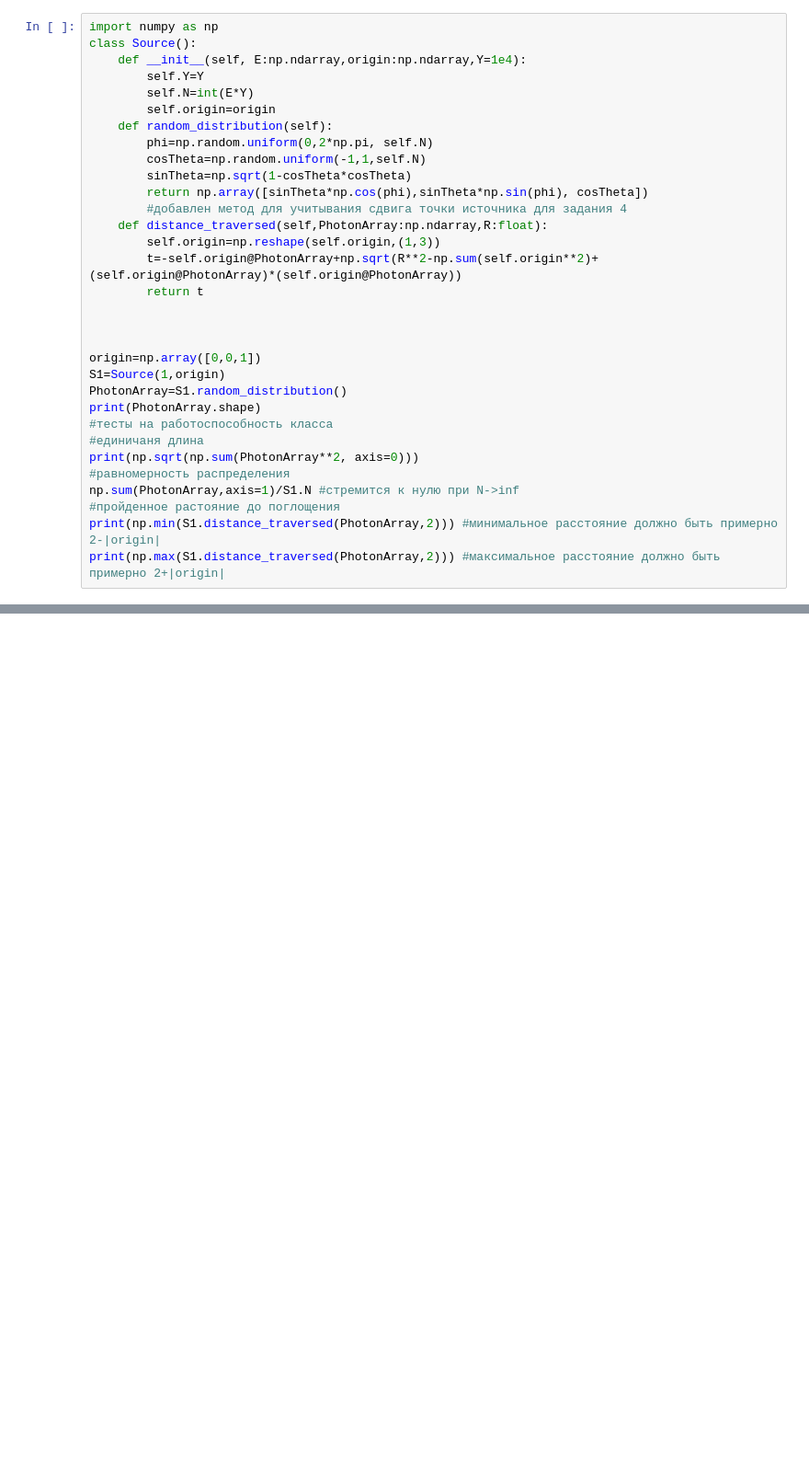
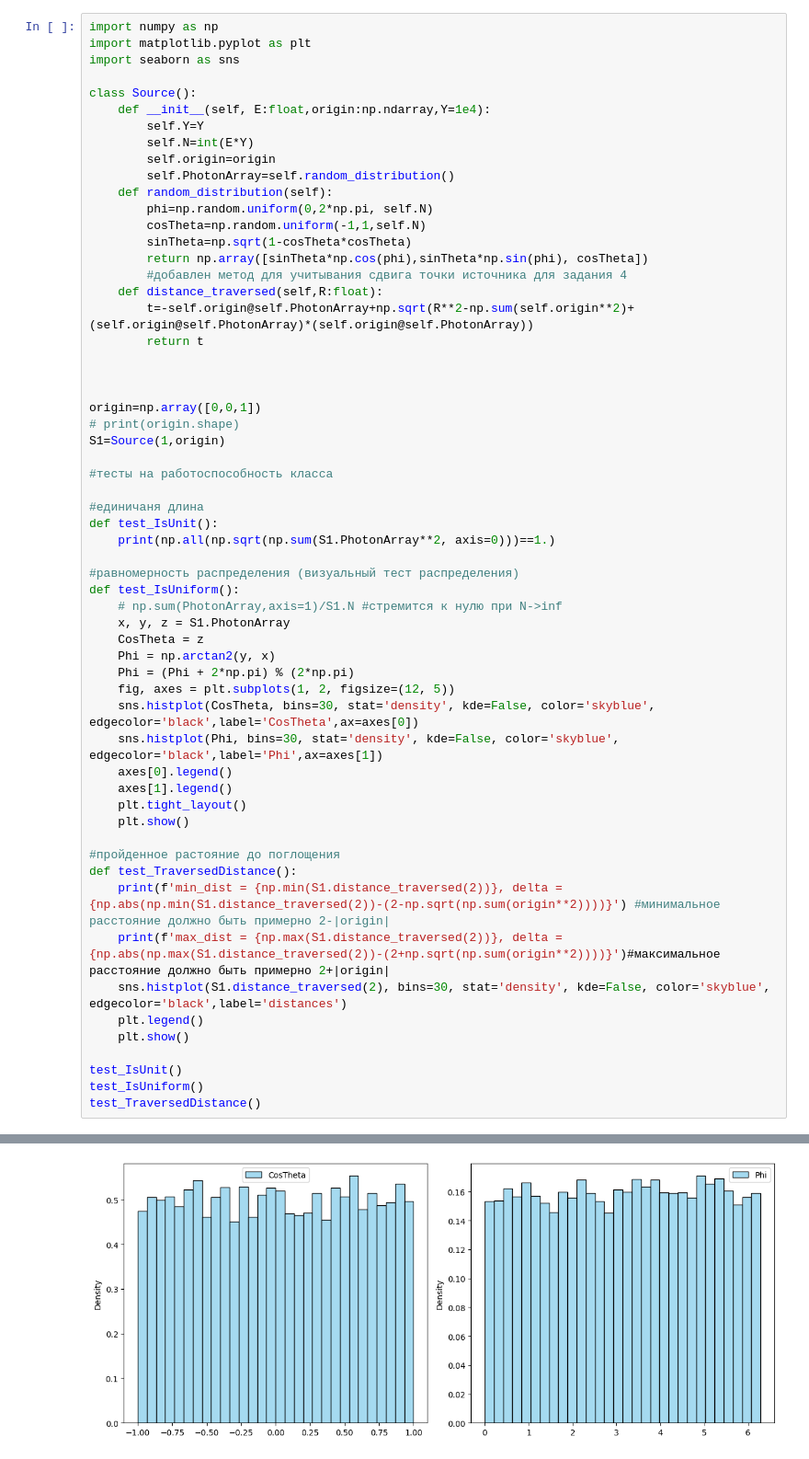
Before and after one commit to vanyaovchinnikov100-lab/A1, a Jupyter notebook: Task2.ipynb, the cells around one changed output, grey strips where cells are left out. Shown at 92% size. Saved outputs shown, nothing was run; the diff lists cells and outputs as text; blank space fills up the shorter version.

```diff
--- a/Task2.ipynb
+++ b/Task2.ipynb
@@ -1,33 +1,60 @@
 # %%
 import numpy as np
+import matplotlib.pyplot as plt
+import seaborn as sns
+
 class Source():
-    def __init__(self, E:np.ndarray,origin:np.ndarray,Y=1e4):
+    def __init__(self, E:float,origin:np.ndarray,Y=1e4):
         self.Y=Y
         self.N=int(E*Y)
         self.origin=origin
+        self.PhotonArray=self.random_distribution()
     def random_distribution(self):
         phi=np.random.uniform(0,2*np.pi, self.N)
         cosTheta=np.random.uniform(-1,1,self.N)
         sinTheta=np.sqrt(1-cosTheta*cosTheta)
         return np.array([sinTheta*np.cos(phi),sinTheta*np.sin(phi), cosTheta])
         #добавлен метод для учитывания сдвига точки источника для задания 4
-    def distance_traversed(self,PhotonArray:np.ndarray,R:float):
-        self.origin=np.reshape(self.origin,(1,3))
-        t=-self.origin@PhotonArray+np.sqrt(R**2-np.sum(self.origin**2)+(self.origin@PhotonArray)*(self.origin@PhotonArray))
+    def distance_traversed(self,R:float):
+        t=-self.origin@self.PhotonArray+np.sqrt(R**2-np.sum(self.origin**2)+(self.origin@self.PhotonArray)*(self.origin@self.PhotonArray))
         return t
 
 
 
 origin=np.array([0,0,1])
+# print(origin.shape)
 S1=Source(1,origin)
-PhotonArray=S1.random_distribution()
-print(PhotonArray.shape)
+
 #тесты на работоспособность класса
+
 #единичаня длина
-print(np.sqrt(np.sum(PhotonArray**2, axis=0)))
-#равномерность распределения
-np.sum(PhotonArray,axis=1)/S1.N #стремится к нулю при N->inf
+def test_IsUnit():
+    print(np.all(np.sqrt(np.sum(S1.PhotonArray**2, axis=0)))==1.)
+
+#равномерность распределения (визуальный тест распределения)
+def test_IsUniform():
+    # np.sum(PhotonArray,axis=1)/S1.N #стремится к нулю при N->inf
+    x, y, z = S1.PhotonArray
+    CosTheta = z
+    Phi = np.arctan2(y, x)
+    Phi = (Phi + 2*np.pi) % (2*np.pi)
+    fig, axes = plt.subplots(1, 2, figsize=(12, 5))
+    sns.histplot(CosTheta, bins=30, stat='density', kde=False, color='skyblue', edgecolor='black',label='CosTheta',ax=axes[0])
+    sns.histplot(Phi, bins=30, stat='density', kde=False, color='skyblue', edgecolor='black',label='Phi',ax=axes[1])
+    axes[0].legend()
+    axes[1].legend()
+    plt.tight_layout()
+    plt.show()
+
 #пройденное растояние до поглощения
-print(np.min(S1.distance_traversed(PhotonArray,2))) #минимальное расстояние должно быть примерно 2-|origin|
-print(np.max(S1.distance_traversed(PhotonArray,2))) #максимальное расстояние должно быть примерно 2+|origin|
+def test_TraversedDistance():
+    print(f'min_dist = {np.min(S1.distance_traversed(2))}, delta = {np.abs(np.min(S1.distance_traversed(2))-(2-np.sqrt(np.sum(origin**2))))}') #минимальное расстояние должно быть примерно 2-|origin|
+    print(f'max_dist = {np.max(S1.distance_traversed(2))}, delta = {np.abs(np.max(S1.distance_traversed(2))-(2+np.sqrt(np.sum(origin**2))))}')#максимальное расстояние должно быть примерно 2+|origin|
+    sns.histplot(S1.distance_traversed(2), bins=30, stat='density', kde=False, color='skyblue', edgecolor='black',label='distances')
+    plt.legend()
+    plt.show()
+
+test_IsUnit()
+test_IsUniform()
+test_TraversedDistance()
 # %% [output]
@@ -37,0 +62 @@ print(np.max(S1.distance_traversed(PhotonArray,2))) #максимальное р
+[figure, added]
```
Also changed, not shown: parts of 1 cell of this notebook, 8 other files.
